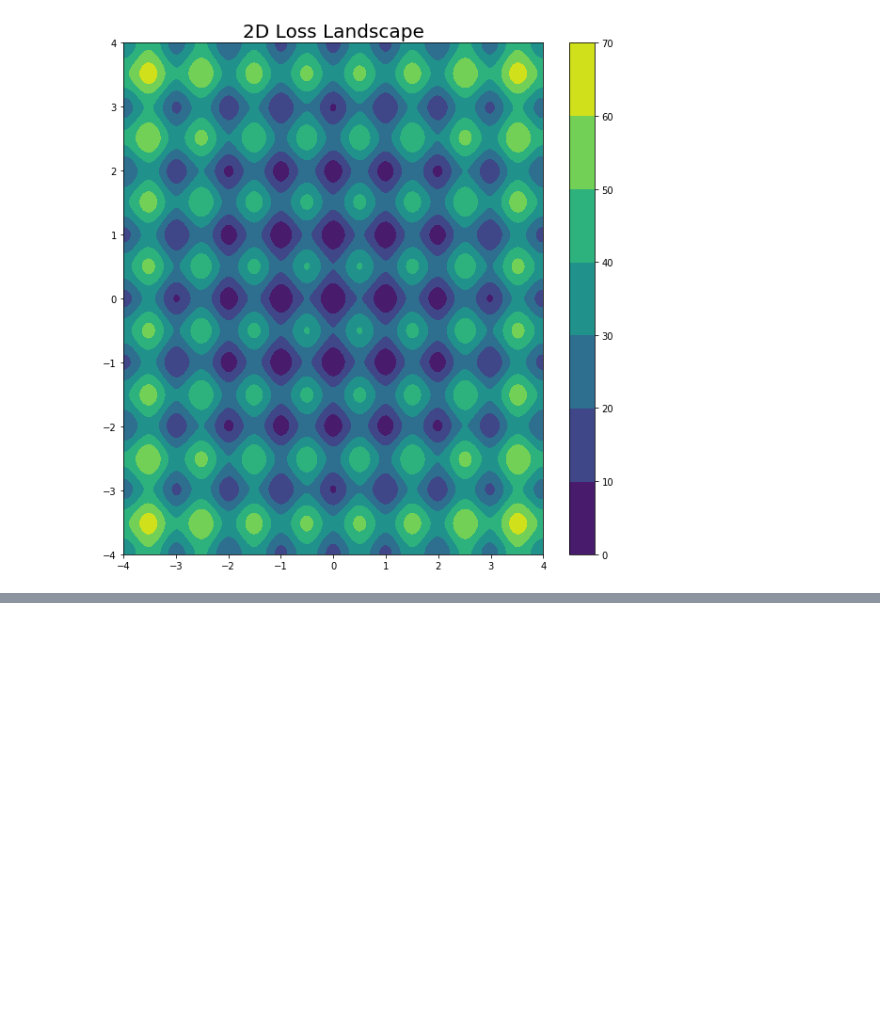
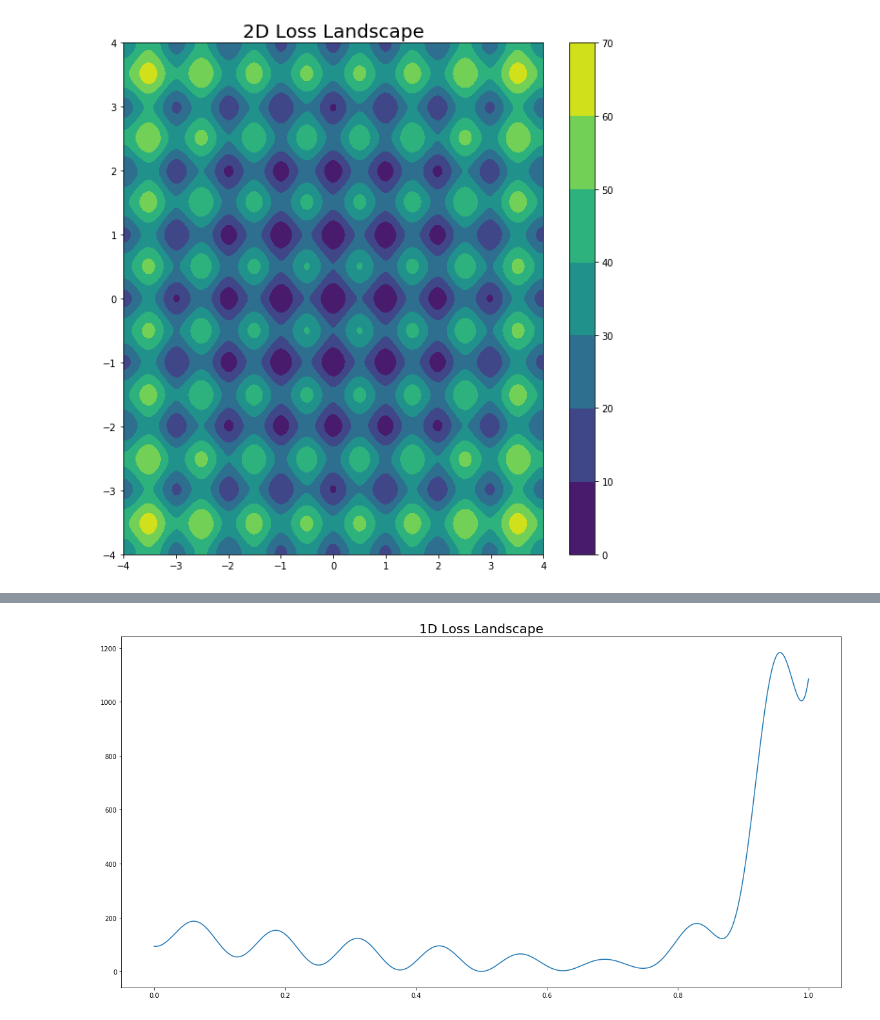
Before and after one commit to Alfo5123/LossViz, a Jupyter notebook: Removing_Bad_Local_Minima.ipynb, the cells around one changed output, grey strips where cells are left out. Saved outputs shown, nothing was run; the diff lists cells and outputs as text; code cells hidden in the pictures; blank space fills up the shorter version.

```diff
--- a/Removing_Bad_Local_Minima.ipynb
+++ b/Removing_Bad_Local_Minima.ipynb
@@ -9,14 +8,13 @@ import numpy as np
 # %%
 #Optimization test function
 def rastrigin(*X):
-    return 10*len(X) + sum([(x**2 - 10 * np.cos(2 * math.pi * x)) for x in X])
+    return 10*len(X) + sum([(x**2 - 10 * np.cos(2 * np.pi * x)) for x in X])
 
-
-def plot3DLoss( f ):
+def plot3DLoss( loss ):
     x = np.linspace(-4, 4, 200)
     y = np.linspace(-4, 4, 200)
     x, y = np.meshgrid(x,y)
-    z = f(x,y)
+    z = loss(x,y)
 
     fig = plt.figure(figsize=(10,10))
     ax = fig.gca(projection='3d')
@@ -25,11 +23,11 @@ def plot3DLoss( f ):
     ax.plot_surface(x,y,z, rstride=1, cstride=1, cmap=cm.plasma, linewidth=0, antialiased=False)
     plt.show()
 
-def plot2DLoss( f ):
+def plot2DLoss( loss ):
     x = np.linspace(-4, 4, 200)
     y = np.linspace(-4, 4, 200)
     x, y = np.meshgrid(x,y)
-    z = f(x,y)
+    z = loss(x,y)
 
     plt.figure(figsize=(10,10))
     plt.contourf(x,y,z)
@@ -46,0 +60,16 @@ plot2DLoss( rastrigin )
+# %%
+def modified_loss( X ):
+    mod_loss = rastrigin(X[0],X[1])*(1. + (X[2]*np.exp(X[3]) - 1. )**2) + 2.*X[2]**2  # lambda = 2
+    return mod_loss
+# %%
+def plot1DLoss( X_s , X_t , loss ):
+    alpha = np.linspace(0,1,1000)
+    losses = np.asarray( [ loss( X_s + alpha_i * np.subtract(X_t,X_s)  ) for alpha_i in alpha ] )
+    plt.figure(figsize = (20,10))
+    plt.title('1D Loss Landscape', fontsize = 20  )
+    plt.plot(alpha, losses)
+    plt.show()
+# %%
+plot1DLoss( [-4,-4,-1.5,-1.5], [4,4,1.5,1.5], modified_loss)
+# %% [output]
+[figure, added]
```
Also changed, not shown: parts of 4 cells of this notebook.
